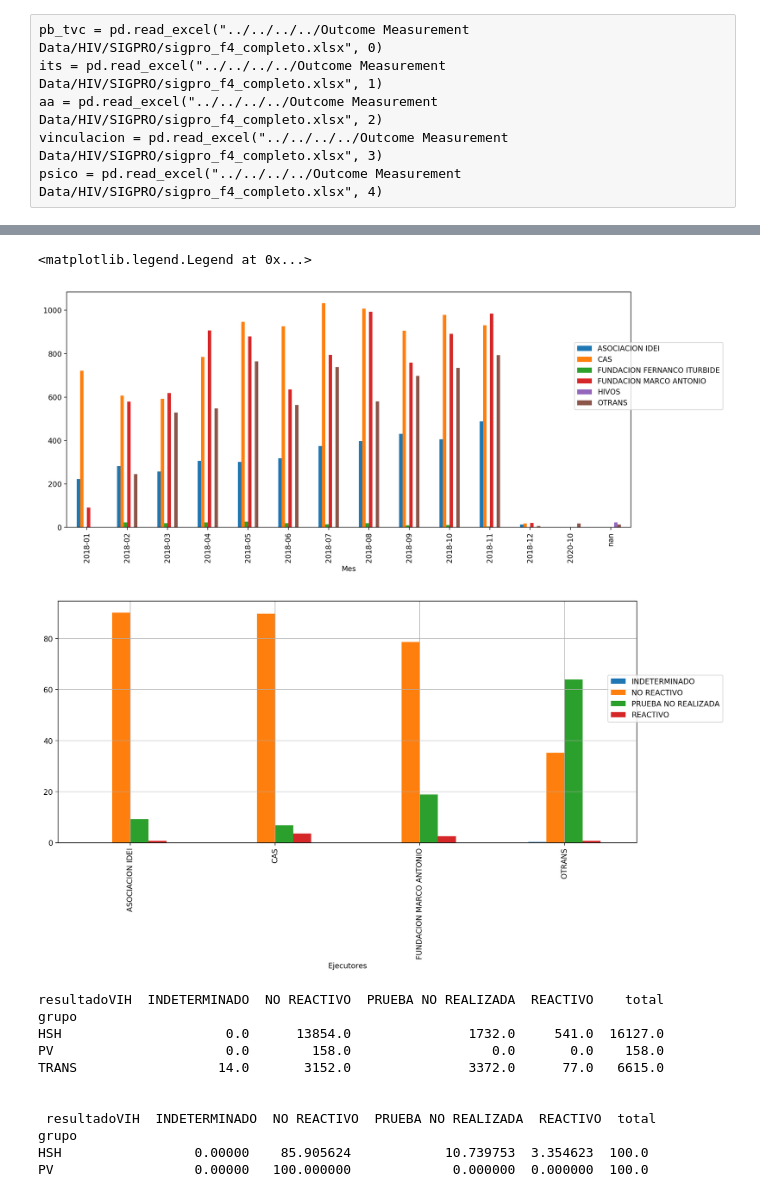
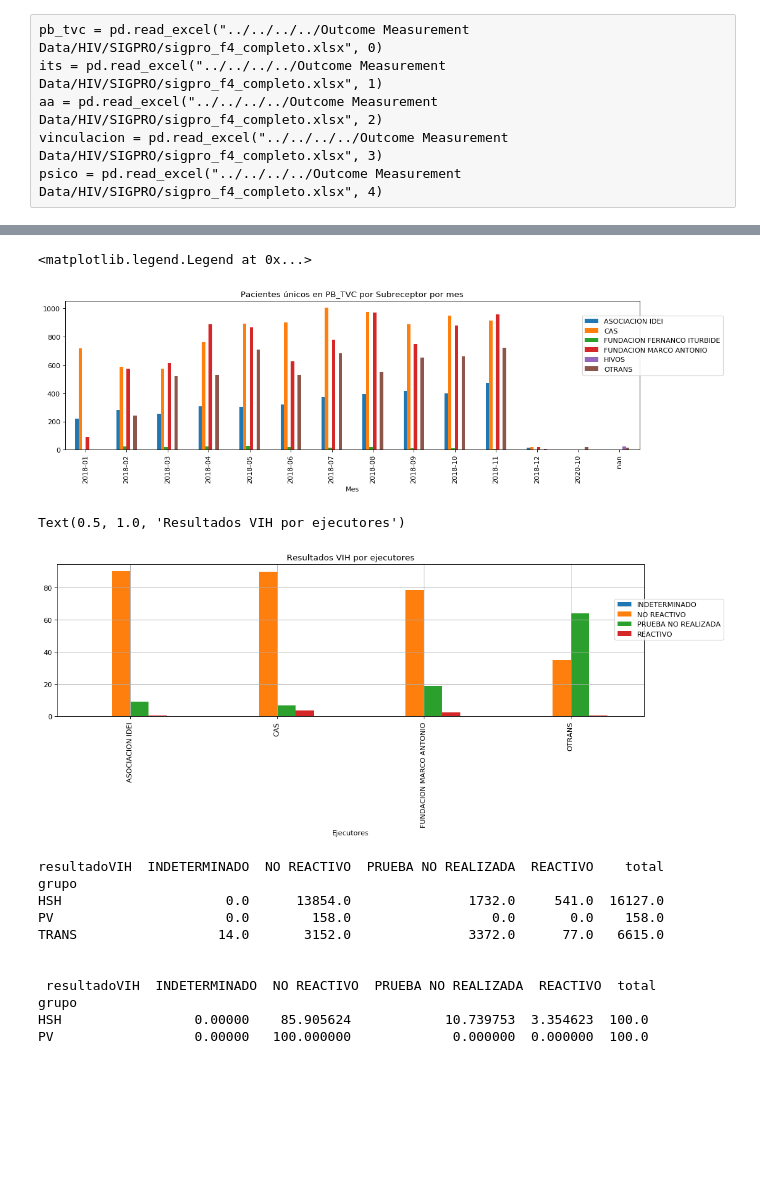
Before and after one commit to Guitlle/gf, a Jupyter notebook: outcome_measurement/hiv/gtm/SIGPRO data exploration.ipynb, the cells around one changed output, grey strips where cells are left out. Cells and saved outputs as stored; diff of their text form; code cells hidden in the pictures; blank space fills up the shorter version.

```diff
--- a/outcome_measurement/hiv/gtm/SIGPRO data exploration.ipynb
+++ b/outcome_measurement/hiv/gtm/SIGPRO data exploration.ipynb
@@ -9,7 +9,7 @@ import matplotlib.pyplot as plt
 # %%
 pd.options.display.max_columns=1000
 pd.options.display.width=160
-mlp.rcParams["figure.dpi"] = 200
+mlp.rcParams["figure.dpi"] = 80
 mlp.rcParams["figure.facecolor"] = "white"
 # %%
 its = pd.read_csv("../../../../Outcome Measurement Data/HIV/SIGPRO/sigpro_f4_JanNov2018 - ITS.csv")
@@ -52,6 +31,8 @@ ejecutores = {
     "NAC0405": "FUNDACION FERNANCO ITURBIDE",
     "NAC0101": "HIVOS"
 }
+# %%
+pb_tvc["fecha"] = pd.to_datetime ( pb_tvc.fechareal)
 # %%
 pb_tvc["Ejecutores"] = pb_tvc.codejecutor.replace(ejecutores)
 # its["Ejecutores"] = its.codejecutor.replace(ejecutores)
@@ -74,13 +110,14 @@ Index(['Unnamed: 0', 'numeroInforme', 'codigoActividad', 'codigounico',
 # %%
-plt.rcParams["figure.figsize"] = (14,6)
-temp = pb_tvc[pb_tvc.Mes != "NaT"].groupby(["Ejecutores", "Mes"]).numeroInforme.count()
+plt.rcParams["figure.figsize"] = (15,4)
+temp = pb_tvc[pb_tvc.Mes != "NaT"].groupby(["Ejecutores", "Mes"]).codigounico.apply(lambda x: len(x.unique()))
 temp.unstack(0).plot.bar()
+plt.title("Pacientes únicos en PB_TVC por Subreceptor por mes")
 plt.legend(loc=(0.9,0.5))
 # %% [output]
 <matplotlib.legend.Legend at 0x...>
-[figure, old version]
+[figure, new version]
 # %%
-plt.rcParams["figure.figsize"] = (14,6)
+plt.rcParams["figure.figsize"] = (15,4)
 temp = pb_tvc[(pb_tvc.Mes != "NaT") & (pb_tvc.Ejecutores.isin(["FUNDACION FERNANCO ITURBIDE", "HIVOS"])==False)]\
         .groupby(["Ejecutores", "resultadoVIH"]).numeroInforme\
         .count().unstack(1).fillna(0)
@@ -89,8 +126,10 @@ temp2 = temp.divide(temp.total, axis = 0)*100
 temp2[temp2.columns.tolist()[0:-1]].plot.bar()
 plt.legend(loc=(0.95,0.5))
 plt.grid()
+plt.title("Resultados VIH por ejecutores")
 # %% [output]
+Text(0.5, 1.0, 'Resultados VIH por ejecutores')
-[figure, old version]
+[figure, new version]
 # %%
 plt.rcParams["figure.figsize"] = (5,10)
 temp = pb_tvc[(pb_tvc.Mes != "NaT") ]\
```
Also changed, not shown: parts of 9 cells of this notebook.
